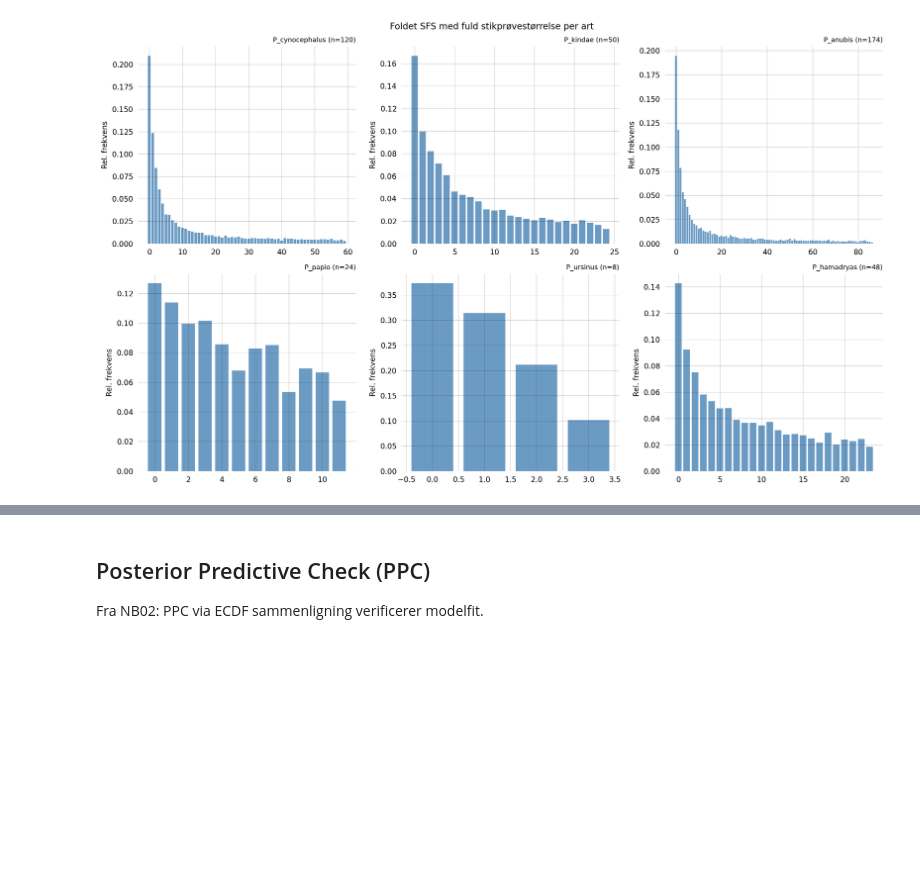
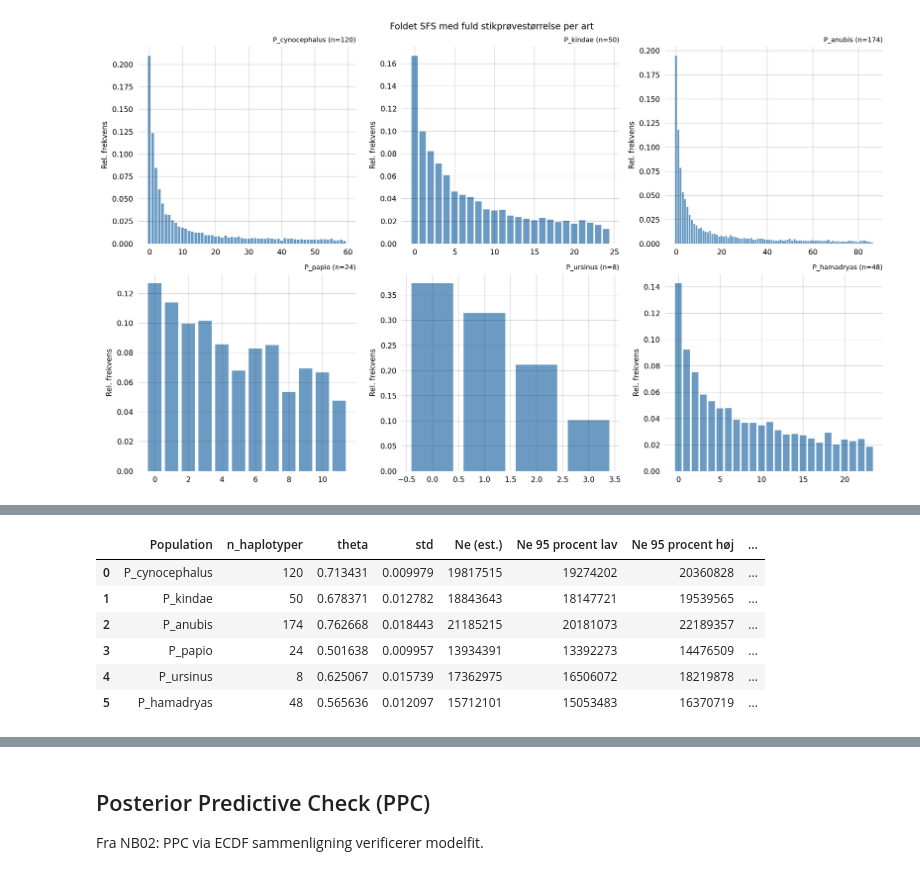
Before and after one commit to munch-group/emma-giraf, a Jupyter notebook: notebooks/07a_bavian_data.ipynb, the cells around one changed output, grey strips where cells are left out. Drawn from its saved outputs; the diff is of its cells as text; code cells hidden in the pictures; blank space fills up the shorter version.

```diff
--- a/notebooks/07a_bavian_data.ipynb
+++ b/notebooks/07a_bavian_data.ipynb
@@ -720,0 +637,74 @@ P_hamadryas            n_full=48 n_sub=8: theta=0.552146+/-0.016135  Ne 15,337,3
+# %%
+import time
+N_SUB = 8
+N_PARTICLES = 60
+N_ITER = 300
+
+svgd_results = {}
+
+for name, df in populations.items():
+    n_full      = int(df['nr_samples'].max())
+    Ne_pi       = N_ref_dict[name]
+    theta_start = 4 * Ne_pi * MU
+    t0 = time.perf_counter()
+
+    g    = build_coal_graph(N_SUB)
+    data = allele_counts_to_sfs_obs(df, n_sub=N_SUB, n_obs=5000)
+
+    g.update_weights([theta_start])
+
+    try:
+        prior = DataPrior(g, data)
+    except Exception:
+        prior = GaussPrior(ci=[theta_start * 0.1, theta_start * 10])
+
+    sv = g.svgd(
+        data,
+        prior=prior,
+        optimizer=Adam(0.25),
+        n_particles=N_PARTICLES,
+        n_iterations=N_ITER,
+        return_history=True,
+    )
+
+    res = sv.get_results()
+    th  = res['theta_mean'].item()
+    std = res['theta_std'].item()
+
+    Ne     = th / (4 * MU) if th > 0 else np.nan
+    Ne_low = (th - 1.96 * std) / (4 * MU) if (th - 1.96 * std) > 0 else np.nan
+    Ne_hi  = (th + 1.96 * std) / (4 * MU)
+
+    E_H_coal = 2 * (1 - 1 / N_SUB)
+    E_H_yr   = E_H_coal * 2 * Ne * GEN if Ne > 0 else np.nan
+
+    svgd_results[name] = {
+        'theta': th, 'std': std,
+        'Ne': Ne, 'Ne_low': Ne_low, 'Ne_hi': Ne_hi,
+        'E_H_yr': E_H_yr,
+        'n_hap': n_full, 'n_sub': N_SUB, 'sv': sv,
+    }
+
+    print(f"{name:<22} n_full={n_full} n_sub={N_SUB}: "
+          f"theta={th:.6f}+/-{std:.6f}  "
+          f"Ne {Ne:,.0f}  "
+          f"95 procent-CI [{Ne_low:,.0f} - {Ne_hi:,.0f}]  "
+          f"E[TMRCA]~{E_H_yr/1e6:.2f} Ma  "
+          f"({time.perf_counter()-t0:.1f}s)")
+
+rows = []
+for name, r in svgd_results.items():
+    rows.append({
+        'Population':       name,
+        'n_haplotyper':     r['n_hap'],
+        'theta':            round(r['theta'], 8),
+        'std':              round(r['std'], 8),
+        'Ne (est.)':        round(r['Ne'])     if not np.isnan(r['Ne'])     else np.nan,
+        'Ne 95 procent lav':       round(r['Ne_low']) if not np.isnan(r['Ne_low']) else np.nan,
+        'Ne 95 procent høj':       round(r['Ne_hi'])  if not np.isnan(r['Ne_hi'])  else np.nan,
+        'E[TMRCA] (Ma)':    round(r['E_H_yr'] / 1e6, 2) if not np.isnan(r['E_H_yr']) else np.nan,
+    })
+
+df_results = pd.DataFrame(rows)
+df_results
+# %% [output]
@@ -721,3 +712,10 @@ P_hamadryas            n_full=48 n_sub=8: theta=0.552146+/-0.016135  Ne 15,337,3
+|  | Population | n_haplotyper | theta | std | Ne (est.) | Ne 95 procent lav | Ne 95 procent høj | ... |
+| 0 | P_cynocephalus | 120 | 0.713431 | 0.009979 | 19817515 | 19274202 | 20360828 | ... |
+| 1 | P_kindae | 50 | 0.678371 | 0.012782 | 18843643 | 18147721 | 19539565 | ... |
+| 2 | P_anubis | 174 | 0.762668 | 0.018443 | 21185215 | 20181073 | 22189357 | ... |
+| 3 | P_papio | 24 | 0.501638 | 0.009957 | 13934391 | 13392273 | 14476509 | ... |
+| 4 | P_ursinus | 8 | 0.625067 | 0.015739 | 17362975 | 16506072 | 18219878 | ... |
+| 5 | P_hamadryas | 48 | 0.565636 | 0.012097 | 15712101 | 15053483 | 16370719 | ... |
 # %%
 # Kovariansmatrix for SFS-komponenter per population
 # Viser om singleton og doubleton er negativt korrelerede
```
Also changed, not shown: parts of 18 cells of this notebook, 2 other files.
